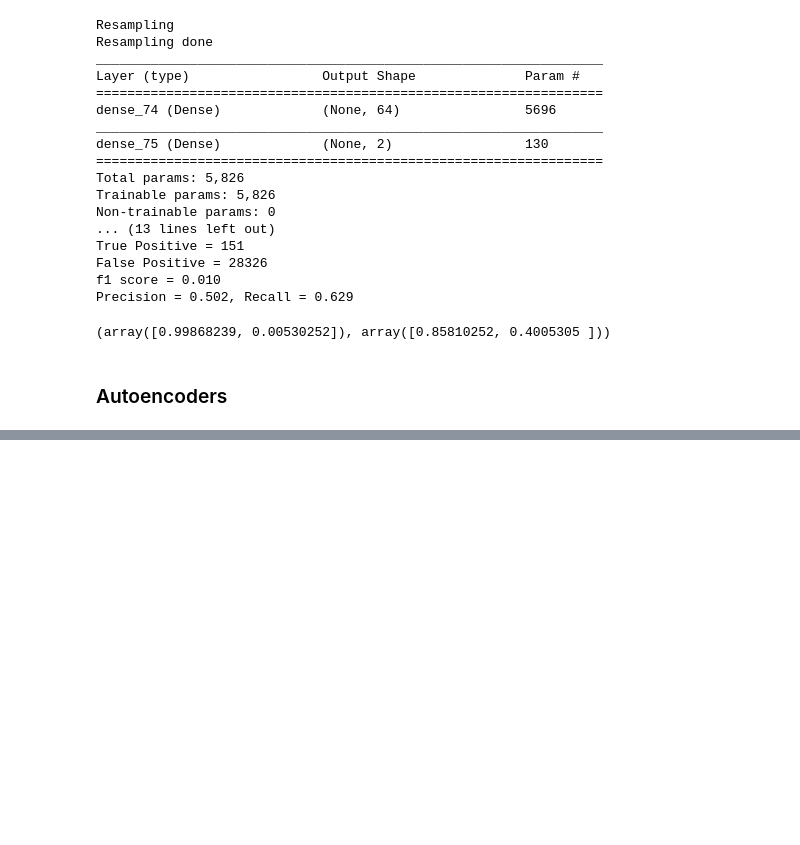
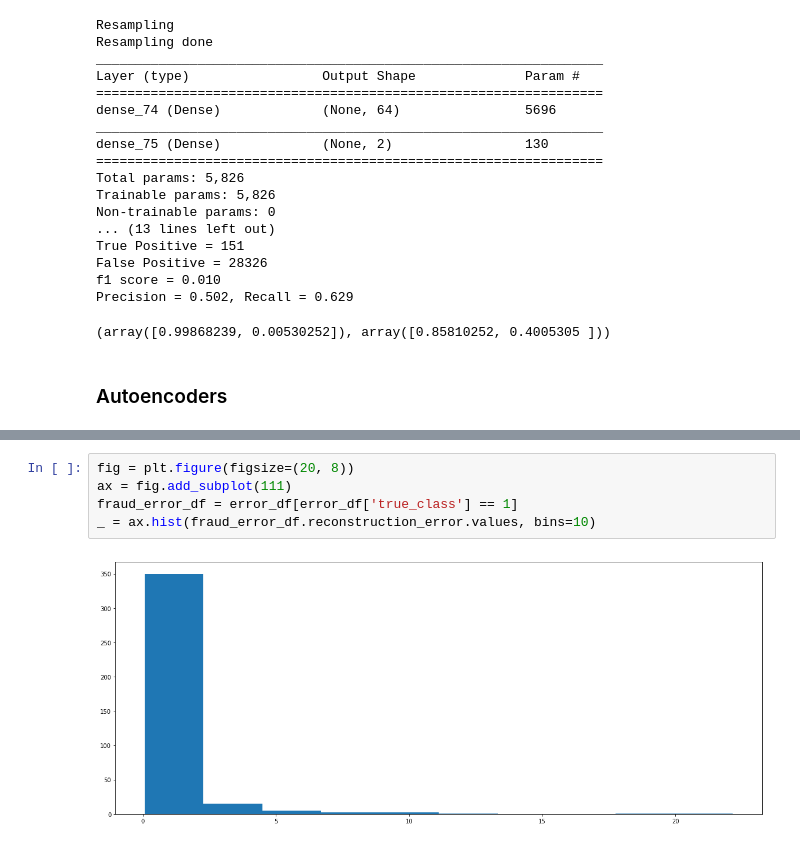
Before and after one commit to Pirolf/RTB, a Jupyter notebook: RTB training.ipynb, the cells around one changed output, grey strips where cells are left out. Cells and saved outputs as stored; diff of their text form; blank space fills up the shorter version.

```diff
--- a/RTB training.ipynb
+++ b/RTB training.ipynb
@@ -678,0 +732,7 @@ ImportError: `save_model` requires h5py.
+# %%
+fig = plt.figure(figsize=(20, 8))
+ax = fig.add_subplot(111)
+fraud_error_df = error_df[error_df['true_class'] == 1]
+_ = ax.hist(fraud_error_df.reconstruction_error.values, bins=10)
+# %% [output]
+[figure, added]
```
Also changed, not shown: parts of 16 cells of this notebook, 1 other file.
